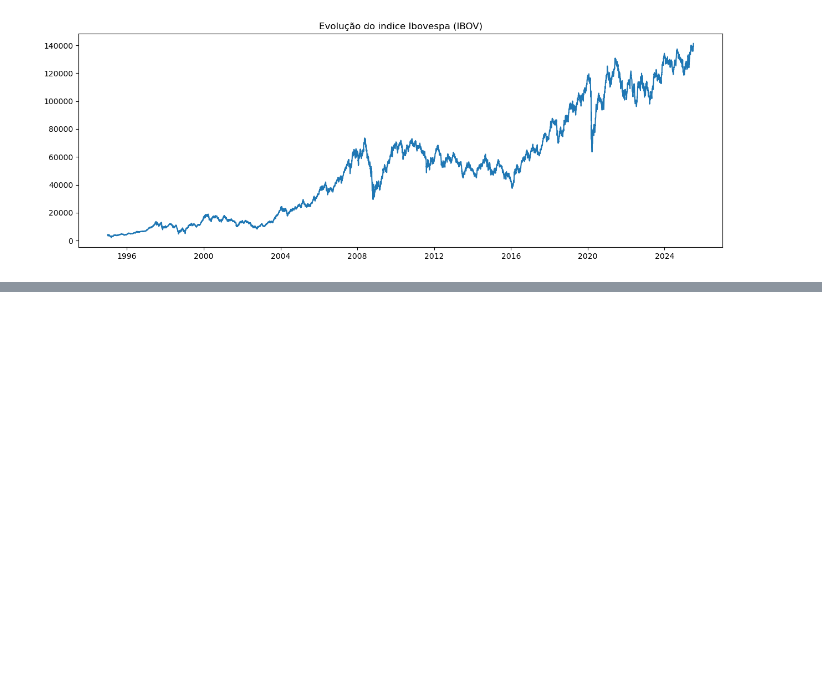
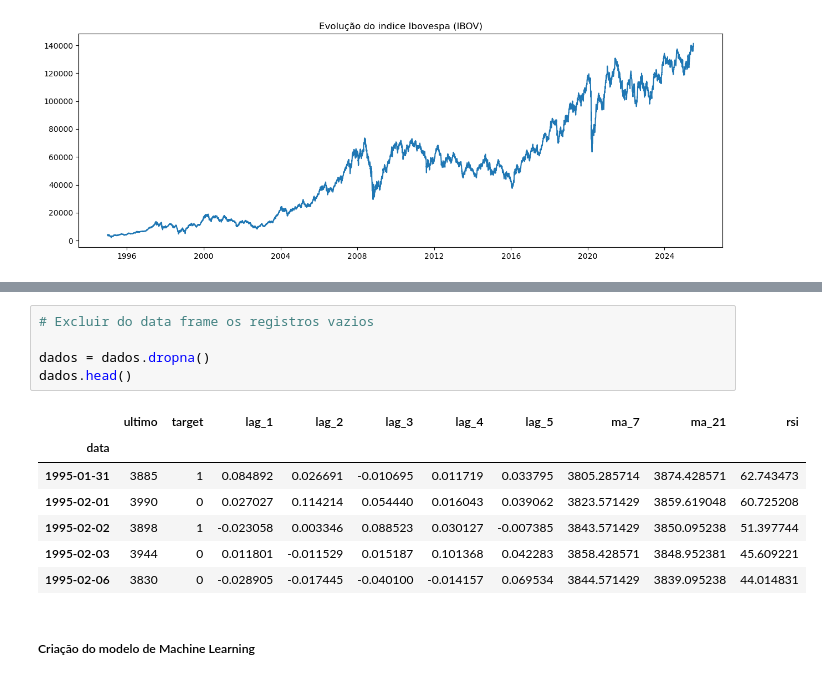
Before and after one commit to RicardViana/fiap-Machine-Learning-and-Time-Series, a Jupyter notebook: tech_challenge_fase_2.ipynb, the cells around one changed output, grey strips where cells are left out. Saved outputs shown, nothing was run; the diff lists cells and outputs as text; blank space fills up the shorter version.

```diff
--- a/tech_challenge_fase_2.ipynb
+++ b/tech_challenge_fase_2.ipynb
@@ -263,0 +357,15 @@ plt.show()
+# %%
+# Excluir do data frame os registros vazios
+
+dados = dados.dropna()
+dados.head()
+# %% [output]
+|  | ultimo | target | lag_1 | lag_2 | lag_3 | lag_4 | lag_5 | ma_7 | ma_21 | rsi |
+| data |  |  |  |  |  |  |  |  |  |  |
+| 1995-01-31 | 3885 | 1 | 0.084892 | 0.026691 | -0.010695 | 0.011719 | 0.033795 | 3805.285714 | 3874.428571 | 62.743473 |
+| 1995-02-01 | 3990 | 0 | 0.027027 | 0.114214 | 0.054440 | 0.016043 | 0.039062 | 3823.571429 | 3859.619048 | 60.725208 |
+| 1995-02-02 | 3898 | 1 | -0.023058 | 0.003346 | 0.088523 | 0.030127 | -0.007385 | 3843.571429 | 3850.095238 | 51.397744 |
+| 1995-02-03 | 3944 | 0 | 0.011801 | -0.011529 | 0.015187 | 0.101368 | 0.042283 | 3858.428571 | 3848.952381 | 45.609221 |
+| 1995-02-06 | 3830 | 0 | -0.028905 | -0.017445 | -0.040100 | -0.014157 | 0.069534 | 3844.571429 | 3839.095238 | 44.014831 |
+# %% [markdown]
+##### Criação do modelo de Machine Learning
```
Also changed, not shown: parts of 12 cells of this notebook.
